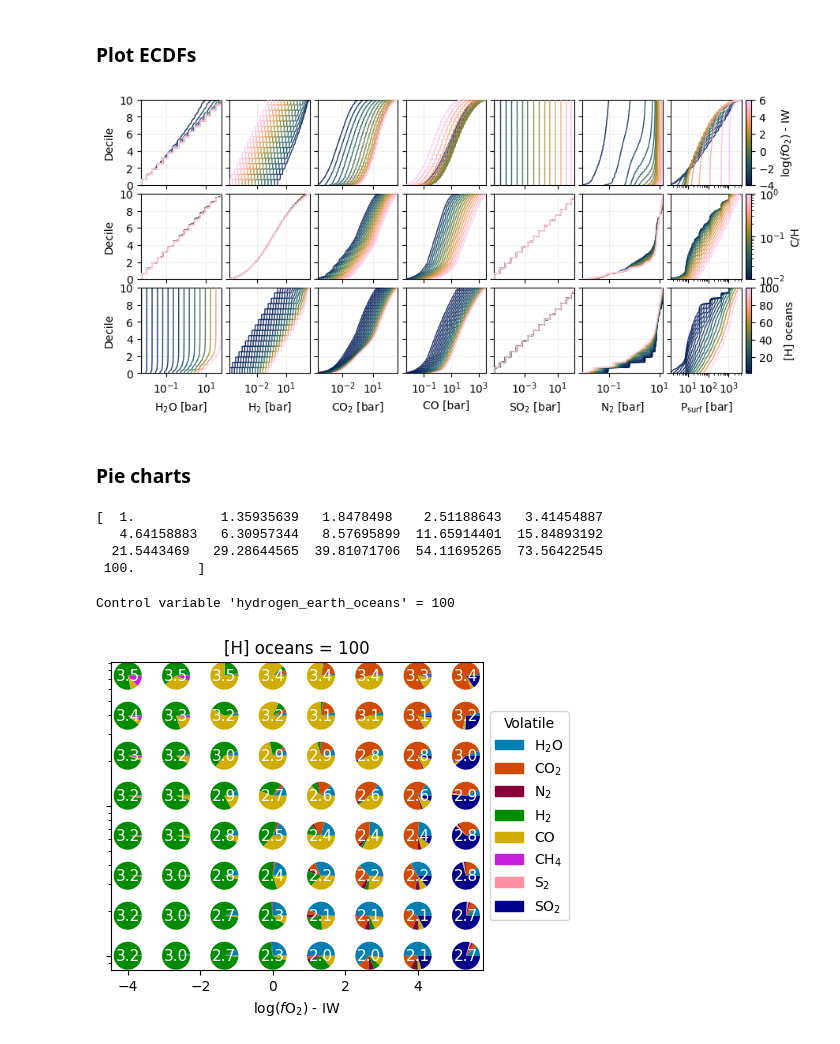
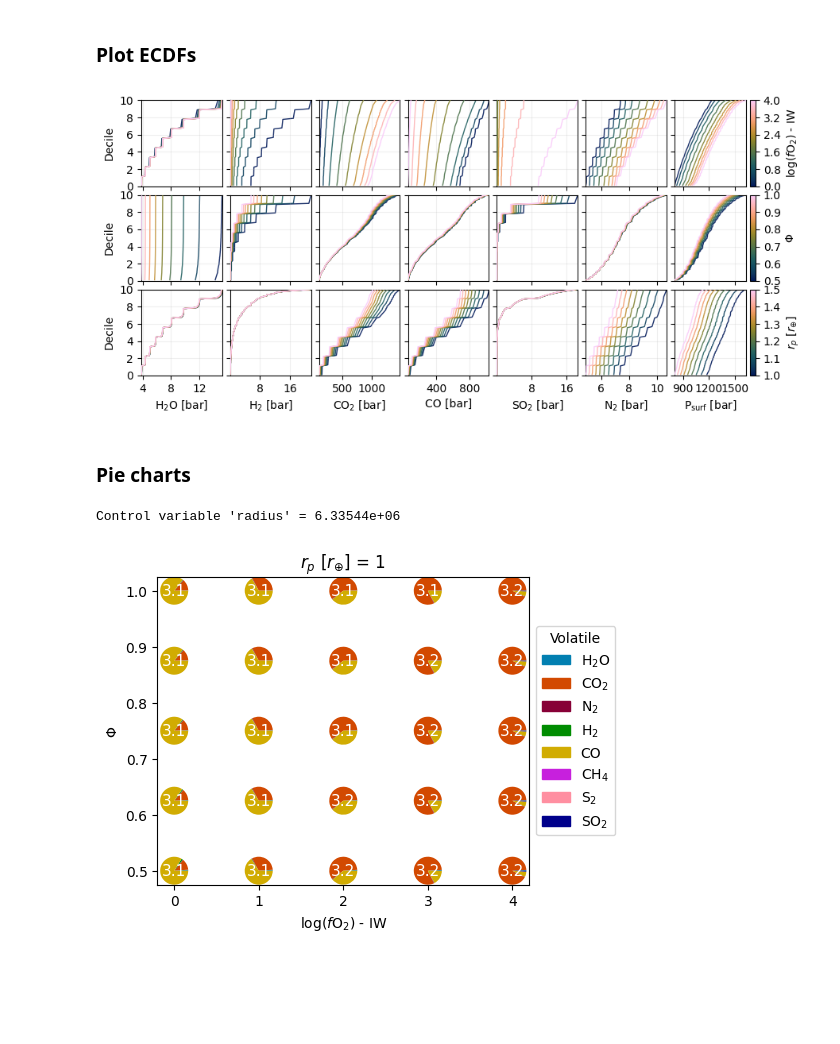
Before and after one commit to FormingWorlds/CALLIOPE, a Jupyter notebook: tools/SolveVol_ecdf.ipynb, the cells around one changed output. Cells and saved outputs as stored; diff of their text form; code cells hidden in the pictures; blank space fills up the shorter version.

```diff
--- a/tools/SolveVol_ecdf.ipynb
+++ b/tools/SolveVol_ecdf.ipynb
@@ -128,6 +137,9 @@ for i in range(npts):
     for k in p.keys():
         OPTIONS[k] = p[k]
 
+    OPTIONS['mass'] = (4 * np.pi / 3) * OPTIONS['density'] * OPTIONS['radius']**3
+    OPTIONS['gravity'] = const_G * OPTIONS['mass'] / (OPTIONS['radius']**2)
+
     # solve
     solvevol_target = get_target_from_params(OPTIONS)
     p_d = equilibrium_atmosphere(solvevol_target, OPTIONS)
@@ -163,14 +170,14 @@ Total points = 4096
 plt.close("all")
 
 x_key = "fO2_shift_IW"
-y_key = "hydrogen_earth_oceans"
+y_key = "radius"
 z_key = "SO2_bar"
 
 x_arr, y_arr, z_arr = [], [], []
 for i in range(npts):
-    x_arr.append(all_pts[i][x_key])
-    y_arr.append(all_pts[i][y_key])
-    z_arr.append(all_pts[i][z_key])
+    x_arr.append(all_pts[i][x_key]/get_norm(x_key))
+    y_arr.append(all_pts[i][y_key]/get_norm(y_key))
+    z_arr.append(all_pts[i][z_key]/get_norm(z_key))
 
 fig,ax = plt.subplots(1,1, figsize=(4,3))
 
@@ -241,6 +248,7 @@ for i,k in enumerate(indep_vars.keys()):
     divider = make_axes_locatable(axs[i,-1])
     cax = divider.append_axes('right', size="8%", pad=0.05)
     cbar_min, cbar_max = np.amin(indep_vars[k]), np.amax(indep_vars[k])
+    cbar_min, cbar_max = cbar_min/get_norm(k), cbar_max/get_norm(k)
     if var_props[k]["log"]:
         norm = mpl.colors.LogNorm(vmin=cbar_min, vmax=cbar_max)
         locator = ticker.LogLocator(base=10, numticks=5)
@@ -256,11 +264,13 @@ for i,k in enumerate(indep_vars.keys()):
     # for each value of that variable...
     for j,v in enumerate(indep_vars[k]):
 
+        v = v/get_norm(k)
+
         # for all dep variables at this slice of indep vars
         for idx_dep, kk in enumerate(dep_keys):
             subset_y = []
             for ir,r in enumerate(result[k]):
-                if np.isclose(r, v):
+                if np.isclose(r/get_norm(k), v):
                     subset_y.append(result[kk][ir])
             dist_x, dist_y = _ecdf(subset_y)
             axs[i,idx_dep].plot(dist_x, dist_y*10, c=sm.to_rgba(v), zorder=j, lw=lw, alpha=al)
@@ -280,6 +290,9 @@ for i in range(ndep):
         if "bar" in kdep:
             xscale="log"
 
+
+    xscale = "linear"
+
     for j in range(nind):
         axs[j,i].grid(zorder=-3, alpha=0.2)
         axs[j,i].set_zorder(99)
@@ -296,7 +309,7 @@ for i in range(ndep):
             if xscale=="log":
                 locator = ticker.LogLocator(base=10, numticks=3)
             else:
-                locator = ticker.MaxNLocator(numticks=3)
+                locator = ticker.MaxNLocator(nbins=3)
 
             axs[j,i].xaxis.set_major_locator(locator)
 
@@ -313,28 +326,22 @@ fig.subplots_adjust(hspace=0.1, wspace=0.1)
 plt.show()
 fig.savefig("nogit_solvevol_ecdfs.pdf", bbox_inches='tight')
 # %% [output]
-[figure, old version]
+[figure, new version]
 # %% [markdown]
 ### Pie charts
 # %%
 x_key = "fO2_shift_IW"
-y_key = "CH_ratio"
+y_key = "Phi_global"
 
 
-print(indep_vars["hydrogen_earth_oceans"])
 controls = {
-    "hydrogen_earth_oceans" : indep_vars["hydrogen_earth_oceans"][-1]
+    "radius" : indep_vars["radius"][0]
 }
 
 dep_keys = [v+"_vmr" for v in solvevol_vols]
 dep_keys.append("P_surf")
 result = invert_result(dep_keys)
 df = result_as_df(result)
-# %% [output]
-[  1.           1.35935639   1.8478498    2.51188643   3.41454887
-   4.64158883   6.30957344   8.57695899  11.65914401  15.84893192
-  21.5443469   29.28644565  39.81071706  54.11695265  73.56422545
- 100.        ]
 # %%
 scale = 0.8
 fig,ax = plt.subplots(1,1, figsize=(6*scale,5*scale))
@@ -343,15 +350,15 @@ downsample_x = 2
 downsample_y = 2
 ps= 0.35
 
-right_plot = True
+plot_side = 'both'
 
 title = ""
 for k in controls.keys():
     print("Control variable '%s' = %g"%(k, controls[k]))
-    title += "%s = %.0f"%(var_props[k]["label"], controls[k])
+    title += "%s = %.0f"%(var_props[k]["label"], controls[k]/get_norm(k))
 
-x_arr = indep_vars[x_key][::downsample_x]
-y_arr = indep_vars[y_key][::downsample_y]
+x_arr = indep_vars[x_key][::downsample_x]/get_norm(x_key)
+y_arr = indep_vars[y_key][::downsample_y]/get_norm(y_key)
 
 # dummy scatter plot
 for i,x_val in enumerate(x_arr):
@@ -369,7 +376,7 @@ for i,x_val in enumerate(x_arr):
         plotted_combinations.append(comb_set)
 
         # find point on x,y axes
-        subset = df.loc[(df[x_key] == x_val) & (df[y_key] == y_val)]
+        subset = df.loc[(df[x_key]/get_norm(x_key) == x_val) & (df[y_key]/get_norm(y_key) == y_val)]
 
         # apply control variables
         for k in controls.keys():
@@ -400,33 +407,34 @@ for i,x_val in enumerate(x_arr):
             p.remove()
             ax.add_patch(p)
             p.set_zorder(2)
             p.set_clip_on(True)
 
         # plot text
         ax.text(x_val, y_val, "%.1f"%p_surf, color="white",
                         horizontalalignment="center", verticalalignment="center",
                         fontsize=11, zorder=9)
 
 # decorate
 ax.set_xlabel(var_props[x_key]["label"])
 if var_props[x_key]["log"]:
     ax.set_xscale("log")
 ax.set_ylabel(var_props[y_key]["label"])
 if var_props[y_key]["log"]:
     ax.set_yscale("log")
 ax.set_title(title)
 
-if right_plot:
+if plot_side in ['right']:
     ax.set_yticklabels([])
     ax.set_ylabel("")
 
+if plot_side in ['left','both']:
     patches = []
     for j,v in enumerate(solvevol_vols):
         patches.append(mpatches.Patch(color=dict_colors[v], label=latexify(v)))
     leg = ax.legend(handles=patches,loc='center left', bbox_to_anchor=(1, 0.5), title="Volatile",fancybox=True)
 
 plt.show()
 fig.savefig("nogit_solvevol_pies.pdf", bbox_inches='tight')
 # %% [output]
-Control variable 'hydrogen_earth_oceans' = 100
+Control variable 'radius' = 6.33544e+06
-[figure, old version]
+[figure, new version]
```
Also changed, not shown: parts of 7 cells of this notebook, 1 other file.
